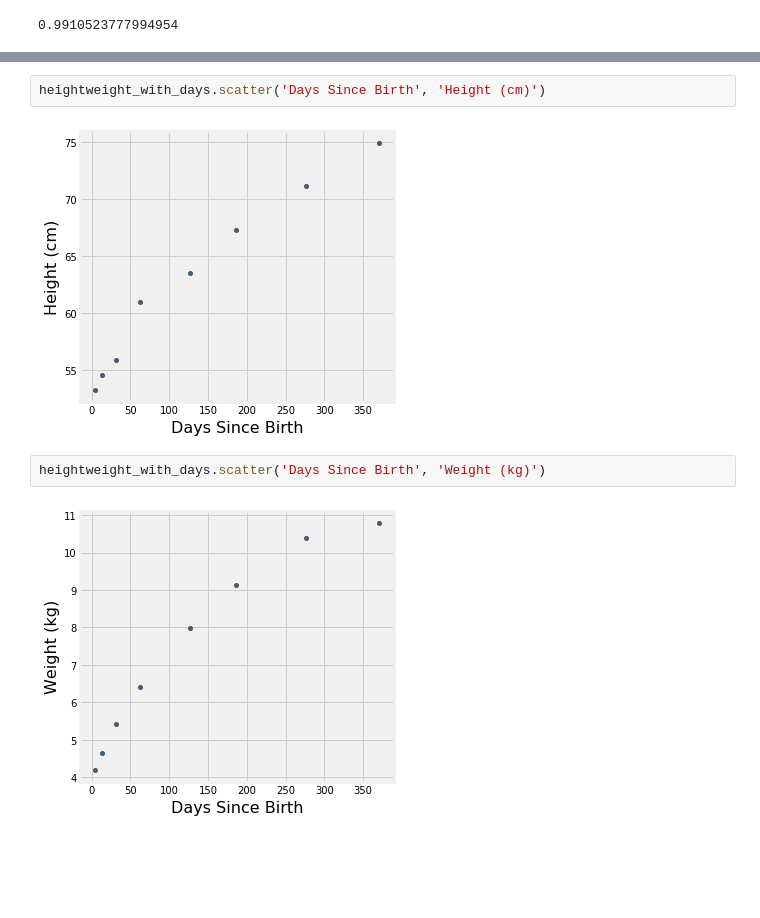
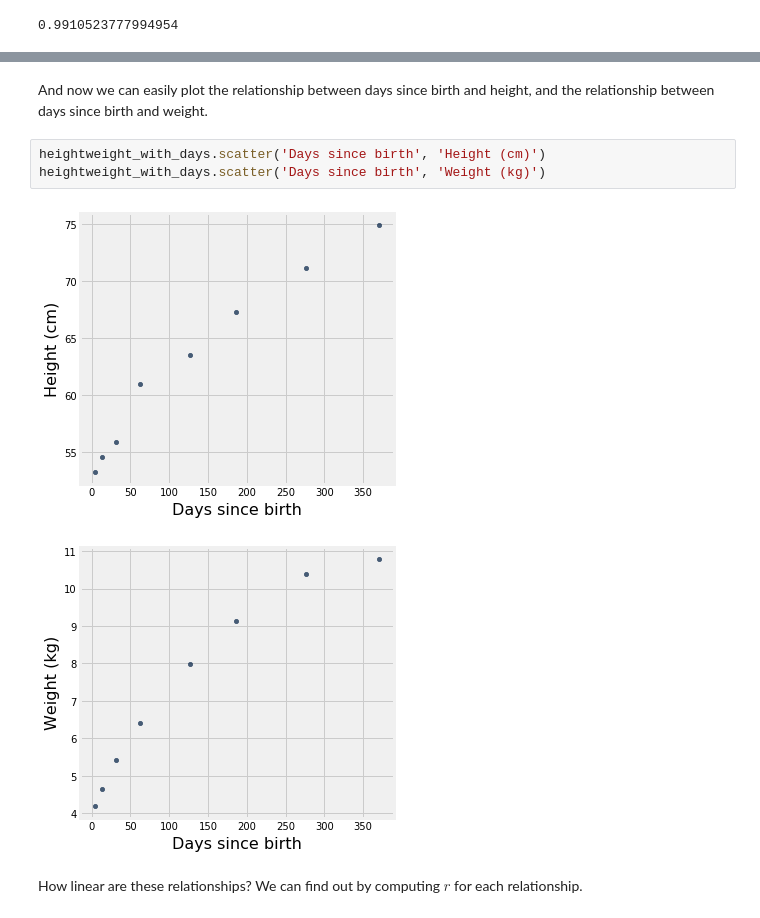
Before and after one commit to lkuper/composition.al-notebooks, a Jupyter notebook: regression.ipynb, the cells around one changed output, grey strips where cells are left out. Saved outputs shown, nothing was run; the diff lists cells and outputs as text; blank space fills up the shorter version.

```diff
--- a/regression.ipynb
+++ b/regression.ipynb
@@ -148,11 +165,13 @@ heightweight_with_days
 | 2018-01-26 | 67.3 | 9.125 | 186 |
 | 2018-04-27 | 71.1 | 10.39 | 277 |
 | 2018-07-30 | 74.9 | 10.785 | 371 |
+# %% [markdown]
+And now we can easily plot the relationship between days since birth and height, and the relationship between days since birth and weight.
 # %%
-heightweight_with_days.scatter('Days Since Birth', 'Height (cm)')
+heightweight_with_days.scatter('Days since birth', 'Height (cm)')
+heightweight_with_days.scatter('Days since birth', 'Weight (kg)')
 # %% [output]
 [figure]
+[figure, added]
-# %%
-heightweight_with_days.scatter('Days Since Birth', 'Weight (kg)')
-# %% [output]
-[figure, removed]
+# %% [markdown]
+How linear are these relationships?  We can find out by computing $r$ for each relationship.
```
Also changed, not shown: parts of 22 cells of this notebook.
